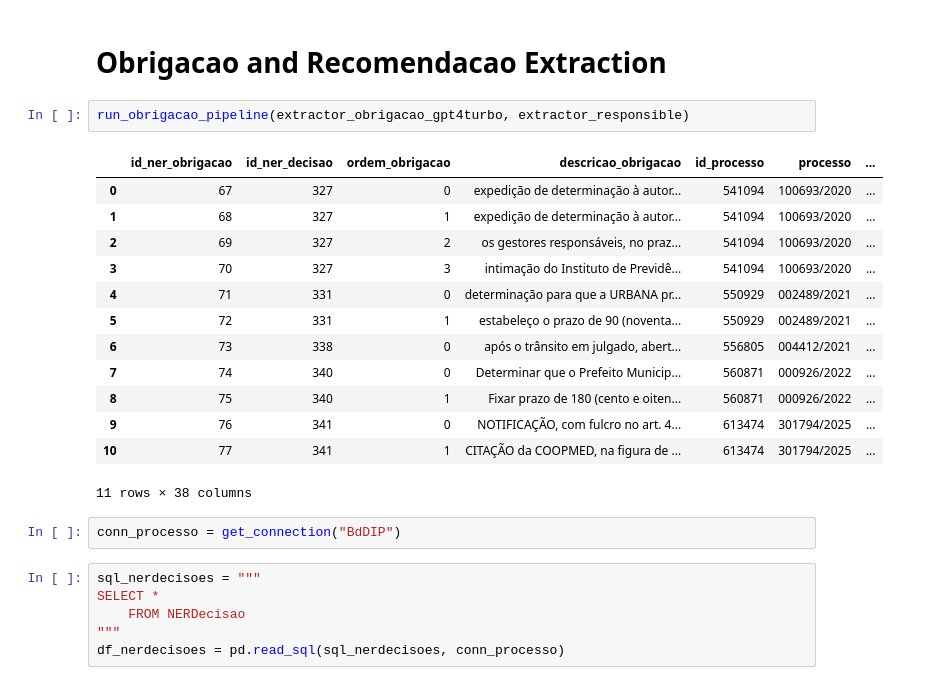
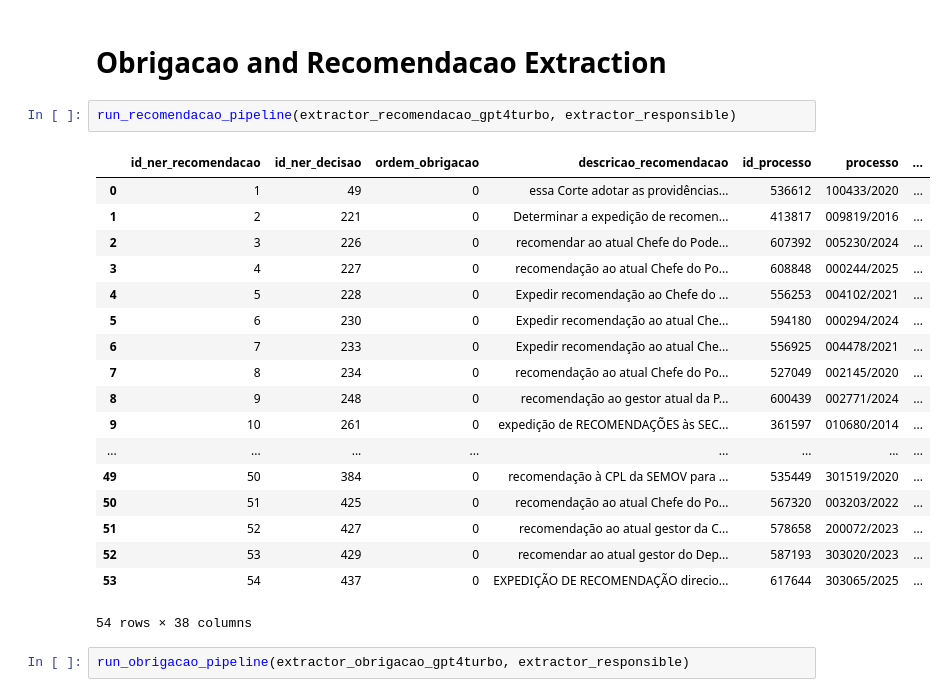
Before and after one commit to eduardoplima/decicontas.br, a Jupyter notebook: etl.ipynb, the cells around one changed output. Drawn from its saved outputs; the diff is of its cells as text.

```diff
--- a/etl.ipynb
+++ b/etl.ipynb
@@ -183,27 +189,26 @@ run_ner_pipeline_for_dataframe(
 )
 # %% [markdown]
 # Obrigacao and Recomendacao Extraction
+# %%
+run_recomendacao_pipeline(extractor_recomendacao_gpt4turbo, extractor_responsible)
+# %% [output]
+|  | id_ner_recomendacao | id_ner_decisao | ordem_obrigacao | descricao_recomendacao | id_processo | processo | ... |
+| 0 | 1 | 49 | 0 | essa Corte adotar as providências... | 536612 | 100433/2020 | ... |
+| 1 | 2 | 221 | 0 | Determinar a expedição de recomen... | 413817 | 009819/2016 | ... |
+| 2 | 3 | 226 | 0 | recomendar ao atual Chefe do Pode... | 607392 | 005230/2024 | ... |
+| 3 | 4 | 227 | 0 | recomendação ao atual Chefe do Po... | 608848 | 000244/2025 | ... |
+| 4 | 5 | 228 | 0 | Expedir recomendação ao Chefe do ... | 556253 | 004102/2021 | ... |
+| 5 | 6 | 230 | 0 | Expedir recomendação ao atual Che... | 594180 | 000294/2024 | ... |
+| 6 | 7 | 233 | 0 | Expedir recomendação ao atual Che... | 556925 | 004478/2021 | ... |
+| 7 | 8 | 234 | 0 | recomendação ao atual Chefe do Po... | 527049 | 002145/2020 | ... |
+| 8 | 9 | 248 | 0 | recomendação ao gestor atual da P... | 600439 | 002771/2024 | ... |
+| 9 | 10 | 261 | 0 | expedição de RECOMENDAÇÕES às SEC... | 361597 | 010680/2014 | ... |
+| ... | ... | ... | ... | ... | ... | ... | ... |
+| 49 | 50 | 384 | 0 | recomendação à CPL da SEMOV para ... | 535449 | 301519/2020 | ... |
+| 50 | 51 | 425 | 0 | recomendação ao atual Chefe do Po... | 567320 | 003203/2022 | ... |
+| 51 | 52 | 427 | 0 | recomendação ao atual gestor da C... | 578658 | 200072/2023 | ... |
+| 52 | 53 | 429 | 0 | recomendar ao atual gestor do Dep... | 587193 | 303020/2023 | ... |
+| 53 | 54 | 437 | 0 | EXPEDIÇÃO DE RECOMENDAÇÃO direcio... | 617644 | 303065/2025 | ... |
+54 rows × 38 columns
 # %%
 run_obrigacao_pipeline(extractor_obrigacao_gpt4turbo, extractor_responsible)
-# %% [output]
-|  | id_ner_obrigacao | id_ner_decisao | ordem_obrigacao | descricao_obrigacao | id_processo | processo | ... |
-| 0 | 67 | 327 | 0 | expedição de determinação à autor... | 541094 | 100693/2020 | ... |
-| 1 | 68 | 327 | 1 | expedição de determinação à autor... | 541094 | 100693/2020 | ... |
-| 2 | 69 | 327 | 2 | os gestores responsáveis, no praz... | 541094 | 100693/2020 | ... |
-| 3 | 70 | 327 | 3 | intimação do Instituto de Previdê... | 541094 | 100693/2020 | ... |
-| 4 | 71 | 331 | 0 | determinação para que a URBANA pr... | 550929 | 002489/2021 | ... |
-| 5 | 72 | 331 | 1 | estabeleço o prazo de 90 (noventa... | 550929 | 002489/2021 | ... |
-| 6 | 73 | 338 | 0 | após o trânsito em julgado, abert... | 556805 | 004412/2021 | ... |
-| 7 | 74 | 340 | 0 | Determinar que o Prefeito Municip... | 560871 | 000926/2022 | ... |
-| 8 | 75 | 340 | 1 | Fixar prazo de 180 (cento e oiten... | 560871 | 000926/2022 | ... |
-| 9 | 76 | 341 | 0 | NOTIFICAÇÃO, com fulcro no art. 4... | 613474 | 301794/2025 | ... |
-| 10 | 77 | 341 | 1 | CITAÇÃO da COOPMED, na figura de ... | 613474 | 301794/2025 | ... |
-11 rows × 38 columns
-# %%
-conn_processo = get_connection("BdDIP")
-# %%
-sql_nerdecisoes = """
-SELECT *
-    FROM NERDecisao
-"""
-df_nerdecisoes = pd.read_sql(sql_nerdecisoes, conn_processo)
```
Also changed, not shown: parts of 11 cells of this notebook, 6 other files.
